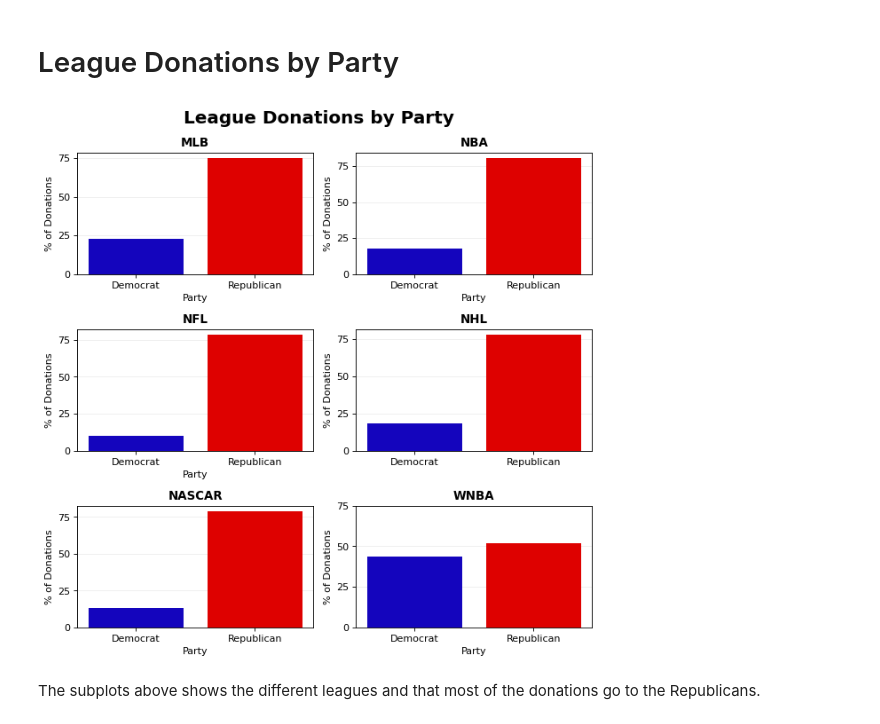
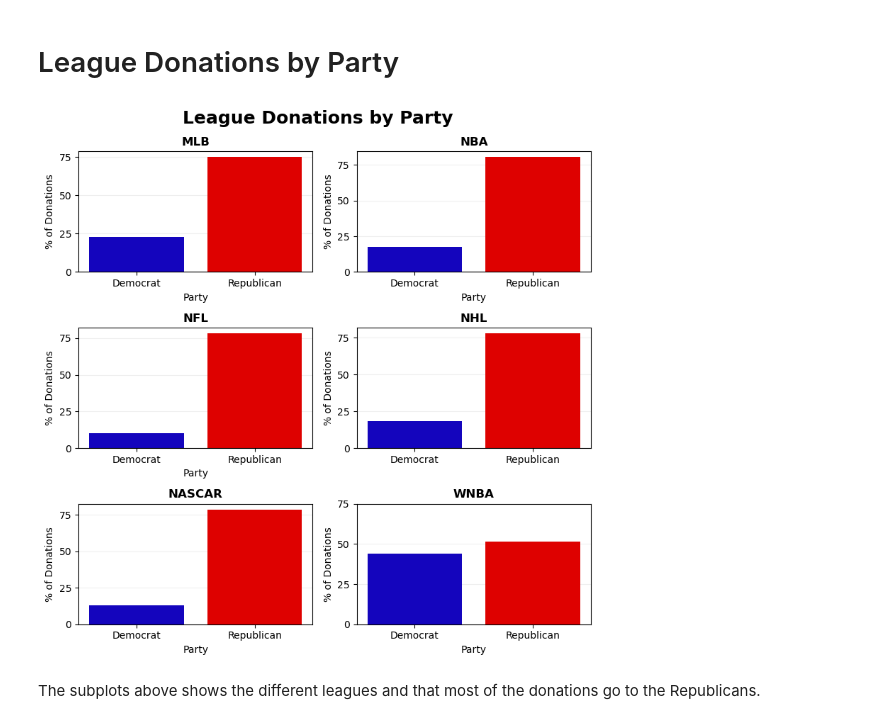
Before and after one commit to richcoca/CIS9655Project, a Jupyter notebook: Group 2.1 Presentation.ipynb, the cells around one changed output. Cells and saved outputs as stored; diff of their text form; code cells hidden in the pictures.

```diff
--- a/Group 2.1 Presentation.ipynb
+++ b/Group 2.1 Presentation.ipynb
@@ -524,35 +541,35 @@ ax[1, 0].set_ylabel('% of Donations')
 ax[1, 1].set_ylabel('% of Donations')
 ax[2, 0].set_ylabel('% of Donations')
 ax[2, 1].set_ylabel('% of Donations')
 
 ax[0, 0].set_axisbelow(True)
 ax[0, 0].yaxis.grid(True, color='#EEEEEE')
 ax[0, 0].xaxis.grid(False)
 
 ax[0, 1].set_axisbelow(True)
 ax[0, 1].yaxis.grid(True, color='#EEEEEE')
 ax[0, 1].xaxis.grid(False)
 
 ax[1, 0].set_axisbelow(True)
 ax[1, 0].yaxis.grid(True, color='#EEEEEE')
 ax[1, 0].xaxis.grid(False)
 
 ax[1, 1].set_axisbelow(True)
 ax[1, 1].yaxis.grid(True, color='#EEEEEE')
 ax[1, 1].xaxis.grid(False)
 
 ax[2, 0].set_axisbelow(True)
 ax[2, 0].yaxis.grid(True, color='#EEEEEE')
 ax[2, 0].xaxis.grid(False)
 
 ax[2, 1].set_axisbelow(True)
 ax[2, 1].yaxis.grid(True, color='#EEEEEE')
 ax[2, 1].xaxis.grid(False)
 
-fig.set_dpi(80)
+fig.set_dpi(100)
 plt.show()
 # %% [output]
-[figure, old version]
+[figure, new version]
 # %% [markdown]
 The subplots above shows the different leagues and that most of the donations go to the Republicans.
 # %% [markdown]
```
Also changed, not shown: parts of 14 cells of this notebook, 1 other file.
